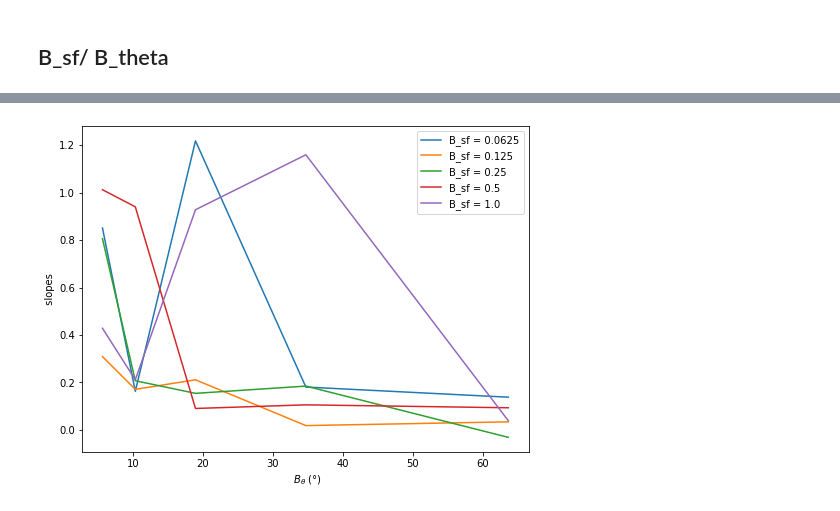
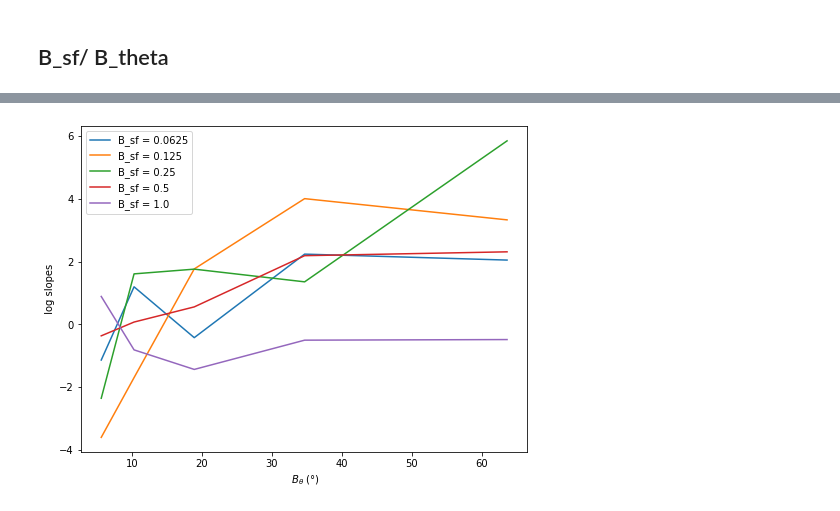
Before and after one commit to jennafradin/MSc-Internship, a Jupyter notebook: Notebooks/W17/31_analysis_joint_fit.ipynb, the cells around one changed output, grey strips where cells are left out. Cells and saved outputs as stored; diff of their text form; code cells hidden in the pictures.

```diff
--- a/Notebooks/W17/31_analysis_joint_fit.ipynb
+++ b/Notebooks/W17/31_analysis_joint_fit.ipynb
@@ -75,7 +76,8 @@ criterion = torch.nn.BCELoss(reduction="sum")
 
 N_conditions = len(B_sf_list)*len(B_theta_list)
 bias = True
-logit0_init, theta0_init, log_wt_init = -2.0, 0.0, 0.1
+logit0_init, theta0_init, log_wt_init = -np.log(1/.05 - 1), 0.0, np.log(10.)
+
 class LogisticRegressionModel(torch.nn.Module):
     def __init__(self, logit0_init, theta0_init, log_wt_init, bias=True):
         super(LogisticRegressionModel, self).__init__()
@@ -142,7 +144,11 @@ def fit_data(
     loss = criterion(outputs, labels).item() / len(theta)
     return logistic_model, loss
 # %%
+bias = False
+#bias = True
 for num, data in enumerate(subj_data_list) :
-    logistic_model, loss = fit_data(data_dict[num]['theta'], data_dict[num]['conditions'], data_dict[num]['response'], verbose=True)
+    logistic_model, loss = fit_data(data_dict[num]['theta'],
+                                    data_dict[num]['conditions'],
+                                    data_dict[num]['response'], bias=bias, verbose=True)
     print("Final loss =", loss)
 # %% [output]
@@ -232,0 +201,23 @@ slopes
+# %%
+#for num, data in enumerate(subj_data_list) :
+
+fig, axs = plt.subplots(len(B_sf_list), 1, figsize=(15, 21))
+x_values = np.linspace(-25, 25, 400)
+
+for i_B_sf, B_sf in enumerate(B_sf_list):
+    ax = axs[i_B_sf]
+
+    #colors = plt.cm.inferno(np.linspace(1, .2, len(B_thetas))) #tc colormap
+
+    for i_B_theta, B_theta in enumerate(B_theta_list):
+        i_condition = i_B_theta + i_B_sf*len(B_theta_list)
+        conditions = i_condition*np.ones_like(x_values)
+        y_values = logistic_model(torch.Tensor(x_values),
+                                  torch.ByteTensor(conditions)).detach().numpy()
+        ax.plot(x_values, y_values, label=r'$B_\theta=%s$' % f'{B_theta:.1f}')
+
+    ax.set_xlabel(r"orientation $\theta$", fontsize=20)
+    ax.set_yticks([0.0, 1.0])
+    ax.set_yticklabels(["Left", "Right"], fontsize=20)
+    ax.legend(fontsize=20, frameon=False, scatterpoints=6)
+    #if i_B_sf==0: ax.legend(fontsize=20, frameon=False, scatterpoints=6)
@@ -233,11 +236,12 @@ slopes
 # %%
 coef_list = []
 plt.figure(figsize = (8,6))
-for iB_sf, B_sf in enumerate(B_sf_list):
-    plt.plot(slopes[B_sf]['B_thetas'], slopes[B_sf]['slopes'], label='B_sf = %s' % B_sf)
+for i_B_sf, B_sf in enumerate(B_sf_list):
+    wt__ = wt_[(i_B_sf*len(B_theta_list)):((i_B_sf+1)*len(B_theta_list))]
+    plt.plot(B_theta_list, np.log(wt__), label='B_sf = %s' % B_sf)
 plt.xlabel(r' $B_\theta$ (°)')
-plt.ylabel(r' slopes ')
+plt.ylabel(r' log slopes ')
 plt.legend(loc ='best')
 plt.show()
 # %% [output]
-[figure, old version]
+[figure, new version]
```
Also changed, not shown: parts of 8 cells of this notebook.
